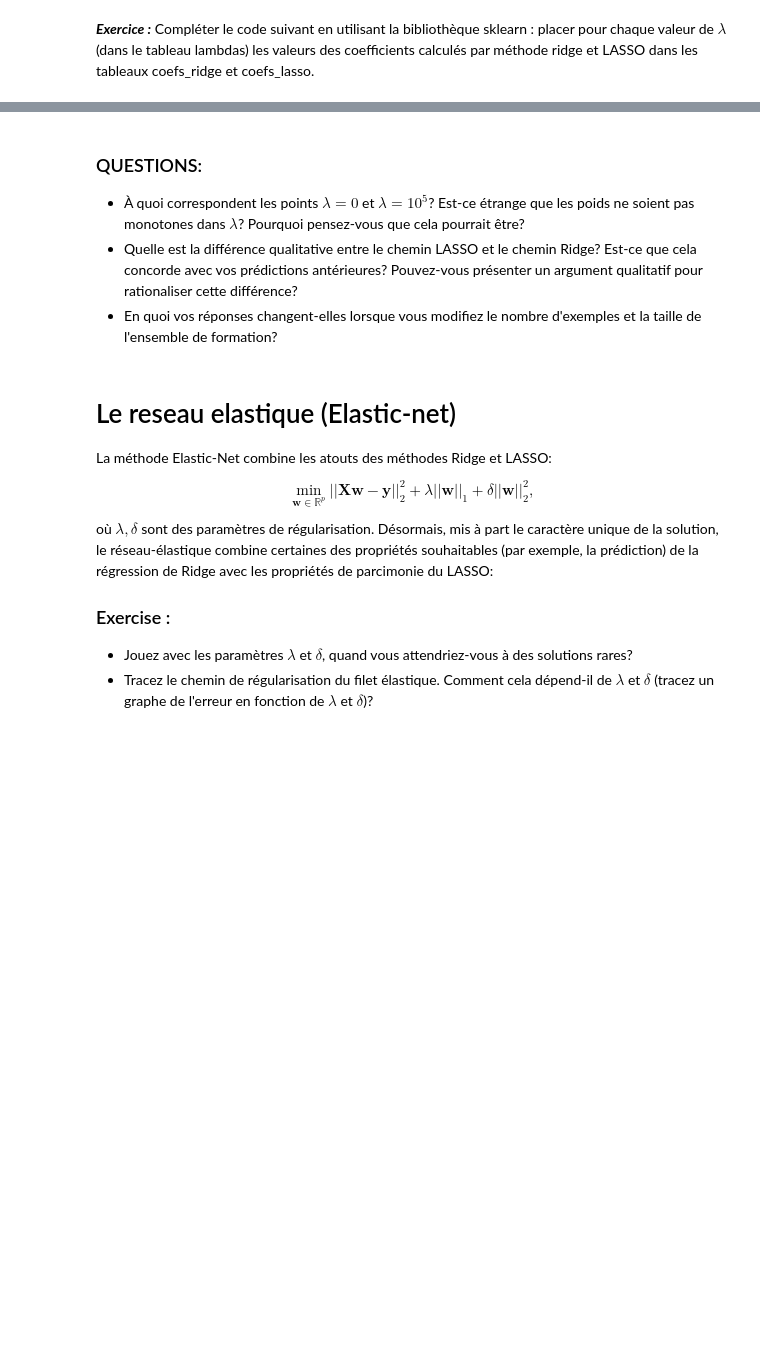
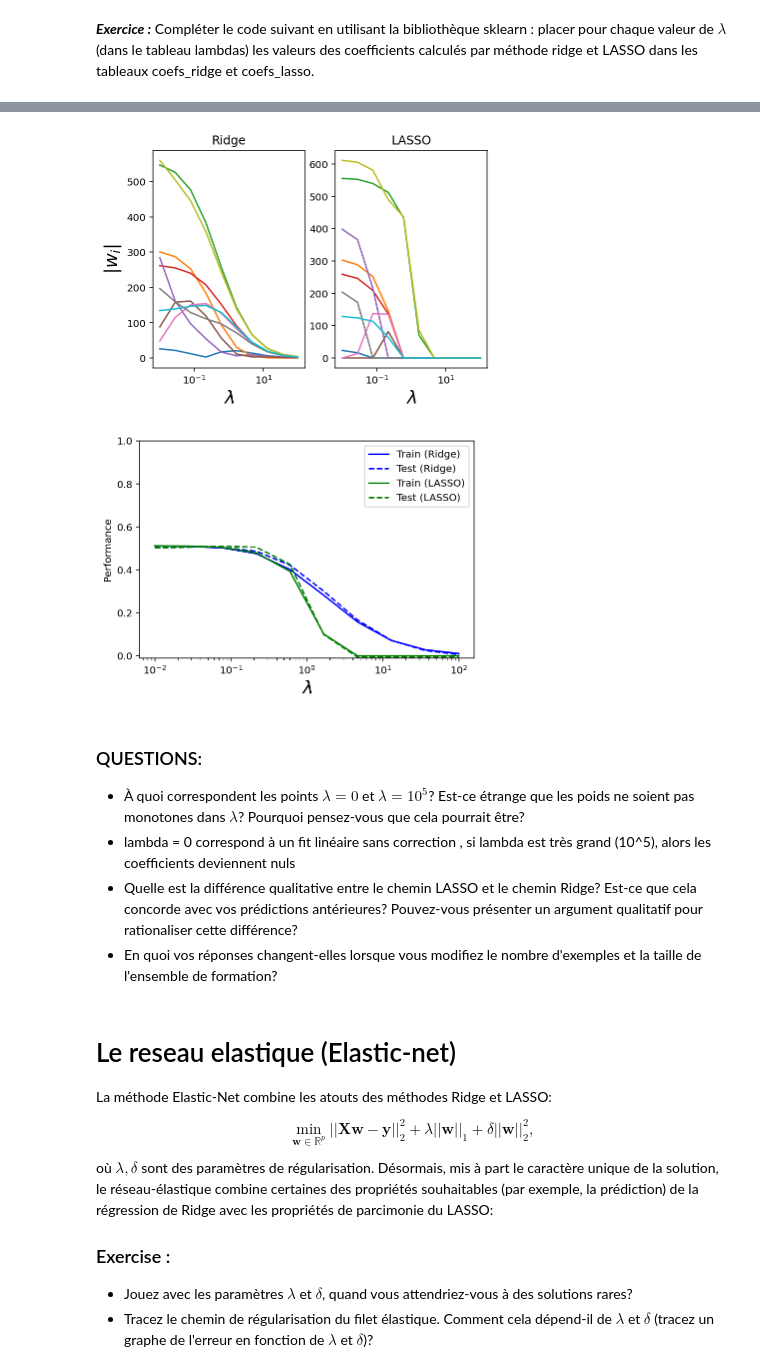
Before and after one commit to gnagnabeubla/TP-ML-GRIMA, a Jupyter notebook: TP2/linearregression.ipynb, the cells around one changed output, grey strips where cells are left out. Drawn from its saved outputs; the diff is of its cells as text; code cells hidden in the pictures; blank space fills up the shorter version.

```diff
--- a/TP2/linearregression.ipynb
+++ b/TP2/linearregression.ipynb
@@ -180,31 +269,29 @@ import numpy as np
 import matplotlib.pyplot as plt
 #import seaborn
 
-from sklearn import datasets, linear_model
+from sklearn import datasets, linear_model ,metrics
 
 # Load Training Data set with 200 examples
 
-number_examples=200
+number_examples=300
 diabetes = datasets.load_diabetes()
 X = diabetes.data[:number_examples]
 y = diabetes.target[:number_examples]
 
 # Set up Lasso and Ridge Regression models
 
-
 # Chooose paths
-lambdas = np.logspace(-2, 2, 10)
+alphas = np.logspace(-2, 2, 10)
 
 # To see how well we learn, we partition the dataset into a training set with 150
 # as well as a test set with 50 examples. We record their errors respectively.
 
-n_samples = 150
-n_samples_train = 100
+n_samples = 300
+n_samples_train = 200
 X_train, X_test = X[:n_samples_train], X[n_samples_train:]
 y_train, y_test = y[:n_samples_train], y[n_samples_train:]
 train_errors_ridge = list()
 test_errors_ridge = list()
-
 train_errors_lasso = list()
 test_errors_lasso = list()
 
@@ -212,11 +299,21 @@ test_errors_lasso = list()
 
 coefs_ridge = []
 coefs_lasso=[]
-for a in lambdas:
-###Code à insérer ici, les fonctions à trouver sont dans sklearn
+for a in alphas:
+    ###Code à insérer ici, les fonctions à trouver sont dans sklearn
+    Lasso_guess = linear_model.Lasso(alpha = a)
+    Ridge_guess = linear_model.Ridge(alpha = a)
+    Lasso_guess.fit(X_train,y_train)
+    Ridge_guess.fit(X_train,y_train)
+    coefs_lasso.append(Lasso_guess.coef_)
+    coefs_ridge.append(Ridge_guess.coef_)
+    train_errors_lasso.append(Lasso_guess.score(X_train,y_train))
+    test_errors_lasso.append(Lasso_guess.score(X_test,y_test))
+    train_errors_ridge.append(Ridge_guess.score(X_train,y_train))
+    test_errors_ridge.append(Ridge_guess.score(X_test,y_test))
 
-###############################################################################
-# Display results
+    ###############################################################################
+    # Display results
 
 # First see how the 10 features we learned scale as we change the regularization parameter
 plt.subplot(1,2,1)
@@ -228,7 +325,6 @@ plt.xlabel(r'$\lambda$',fontsize=18)
 plt.ylabel('$|w_i|$',fontsize=18)
 plt.title('Ridge')
 #plt.savefig("Ridge_sparsity_scale.pdf.pdf")
-
 
 
 plt.subplot(1,2,2)
@@ -261,7 +357,10 @@ IndentationError: expected an indented block (<ipython-input-7-8538899548f9>, li
+[figure, added]
+[figure, added]
 # %% [markdown]
 ### QUESTIONS: ###
 <ul>
 <li> À quoi correspondent les points $ \lambda = 0 $ et $ \lambda = 10 ^ 5 $? Est-ce étrange que les poids ne soient pas monotones dans $ \lambda $? Pourquoi pensez-vous que cela pourrait être?
+<li>lambda = 0 correspond à un fit linéaire sans correction , si lambda est très grand (10^5), alors les coefficients deviennent nuls
 <li> Quelle est la différence qualitative entre le chemin LASSO et le chemin Ridge? Est-ce que cela concorde avec vos prédictions antérieures? Pouvez-vous présenter un argument qualitatif pour rationaliser cette différence?
 <li> En quoi vos réponses changent-elles lorsque vous modifiez le nombre d'exemples et la taille de l'ensemble de formation?
 </ul>
```
Also changed, not shown: parts of 9 cells of this notebook.
